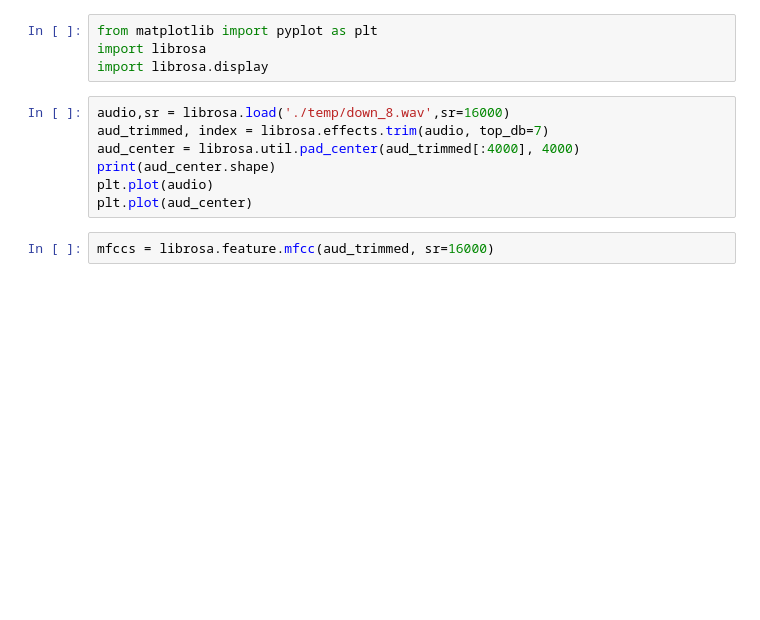
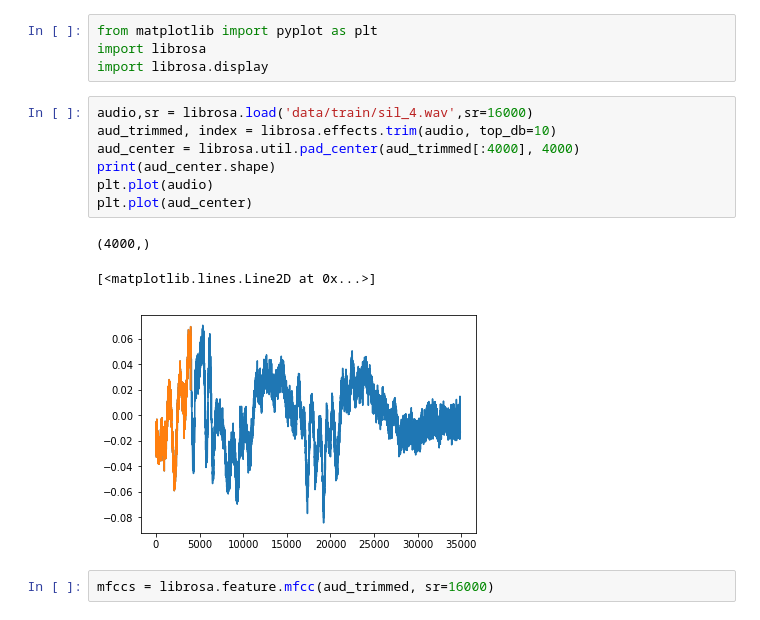
Before and after one commit to gauthsvenkat/Shadowcol, a Jupyter notebook: playground.ipynb, the cells around one changed output. Cells and saved outputs as stored; diff of their text form; blank space fills up the shorter version.

```diff
--- a/playground.ipynb
+++ b/playground.ipynb
@@ -3,12 +3,16 @@ from matplotlib import pyplot as plt
 import librosa
 import librosa.display
 # %%
-audio,sr = librosa.load('./temp/down_8.wav',sr=16000)
-aud_trimmed, index = librosa.effects.trim(audio, top_db=7)
+audio,sr = librosa.load('data/train/sil_4.wav',sr=16000)
+aud_trimmed, index = librosa.effects.trim(audio, top_db=10)
 aud_center = librosa.util.pad_center(aud_trimmed[:4000], 4000)
 print(aud_center.shape)
 plt.plot(audio)
 plt.plot(aud_center)
+# %% [output]
+(4000,)
+[<matplotlib.lines.Line2D at 0x...>]
+[figure, added]
 # %%
 mfccs = librosa.feature.mfcc(aud_trimmed, sr=16000)
 # %%
```
Also changed, not shown: parts of 1 cell of this notebook, 3 other files.
